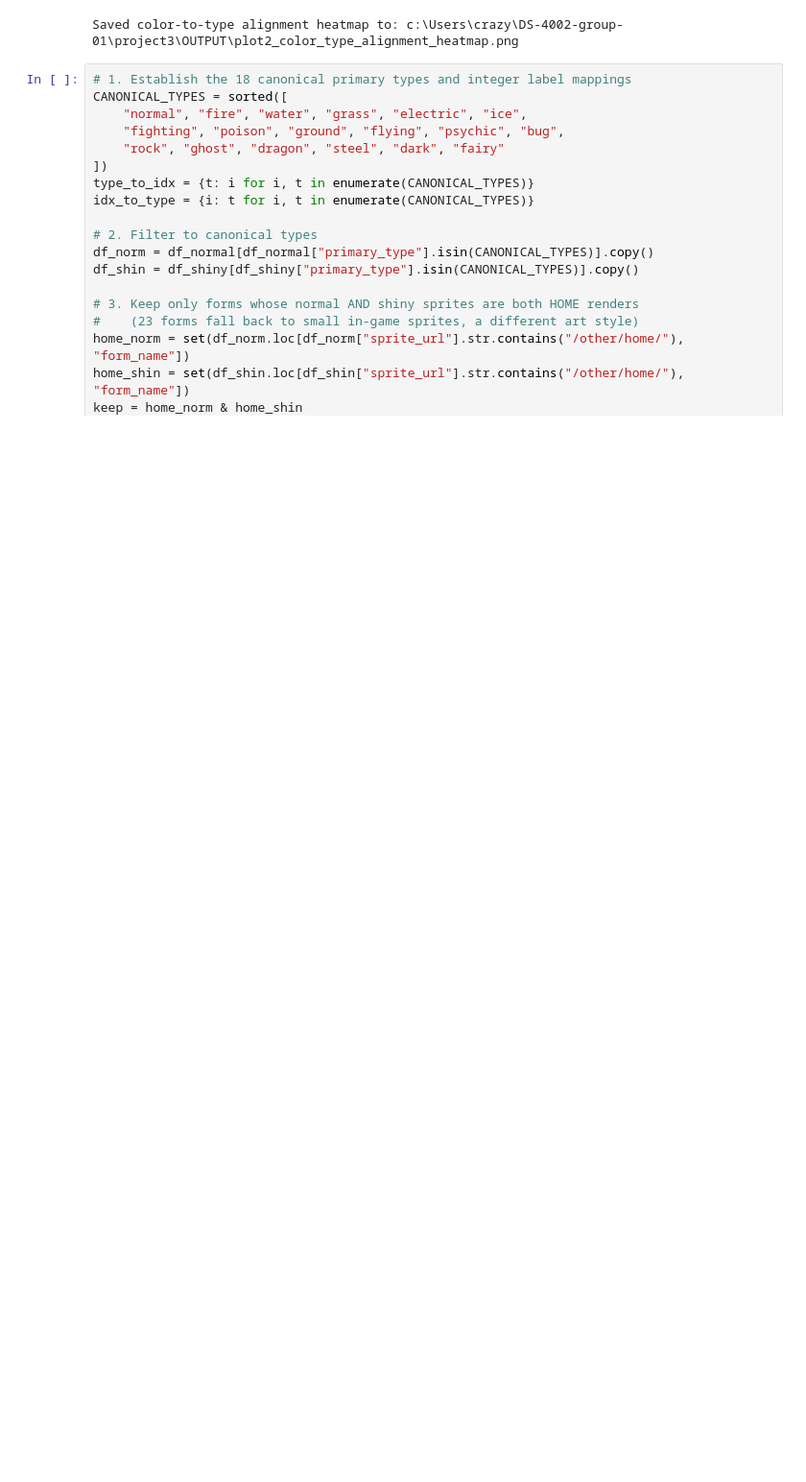
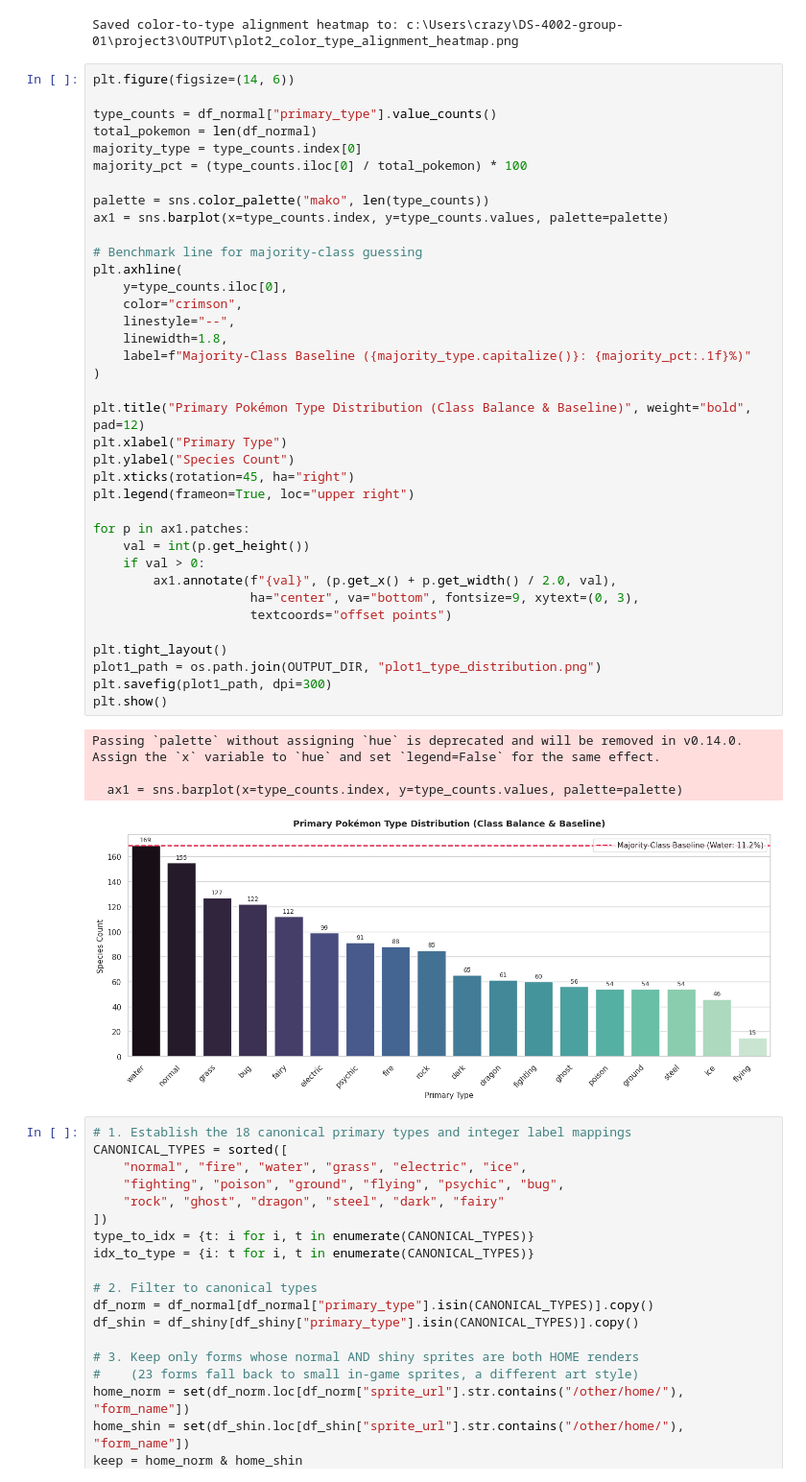
Before and after one commit to Thieron/DS-4002-group-01, a Jupyter notebook: project3/SCRIPTS/collection.ipynb, the cells around one changed output. Shown at 96% size. Drawn from its saved outputs; the diff is of its cells as text; blank space fills up the shorter version.

Commit message:
Added the code back for the exp plot

```diff
--- a/project3/SCRIPTS/collection.ipynb
+++ b/project3/SCRIPTS/collection.ipynb
@@ -542,6 +542,48 @@ print(f"Saved color-to-type alignment heatmap to: {plot2_path}")
 # %% [output]
 [figure]
 Saved color-to-type alignment heatmap to: c:\Users\crazy\DS-4002-group-01\project3\OUTPUT\plot2_color_type_alignment_heatmap.png
+# %%
+plt.figure(figsize=(14, 6))
+
+type_counts = df_normal["primary_type"].value_counts()
+total_pokemon = len(df_normal)
+majority_type = type_counts.index[0]
+majority_pct = (type_counts.iloc[0] / total_pokemon) * 100
+
+palette = sns.color_palette("mako", len(type_counts))
+ax1 = sns.barplot(x=type_counts.index, y=type_counts.values, palette=palette)
+
+# Benchmark line for majority-class guessing
+plt.axhline(
+    y=type_counts.iloc[0],
+    color="crimson",
+    linestyle="--",
+    linewidth=1.8,
+    label=f"Majority-Class Baseline ({majority_type.capitalize()}: {majority_pct:.1f}%)"
+)
+
+plt.title("Primary Pokémon Type Distribution (Class Balance & Baseline)", weight="bold", pad=12)
+plt.xlabel("Primary Type")
+plt.ylabel("Species Count")
+plt.xticks(rotation=45, ha="right")
+plt.legend(frameon=True, loc="upper right")
+
+for p in ax1.patches:
+    val = int(p.get_height())
+    if val > 0:
+        ax1.annotate(f"{val}", (p.get_x() + p.get_width() / 2.0, val),
+                     ha="center", va="bottom", fontsize=9, xytext=(0, 3),
+                     textcoords="offset points")
+
+plt.tight_layout()
+plot1_path = os.path.join(OUTPUT_DIR, "plot1_type_distribution.png")
+plt.savefig(plot1_path, dpi=300)
+plt.show()
+# %% [output]
+Passing `palette` without assigning `hue` is deprecated and will be removed in v0.14.0. Assign the `x` variable to `hue` and set `legend=False` for the same effect.
+
+  ax1 = sns.barplot(x=type_counts.index, y=type_counts.values, palette=palette)
+[figure, added]
 # %%
 # 1. Establish the 18 canonical primary types and integer label mappings
 CANONICAL_TYPES = sorted([
```
